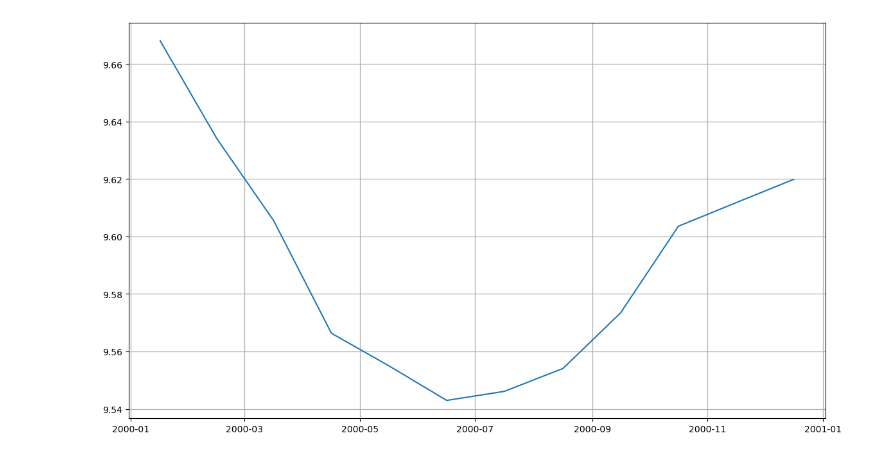
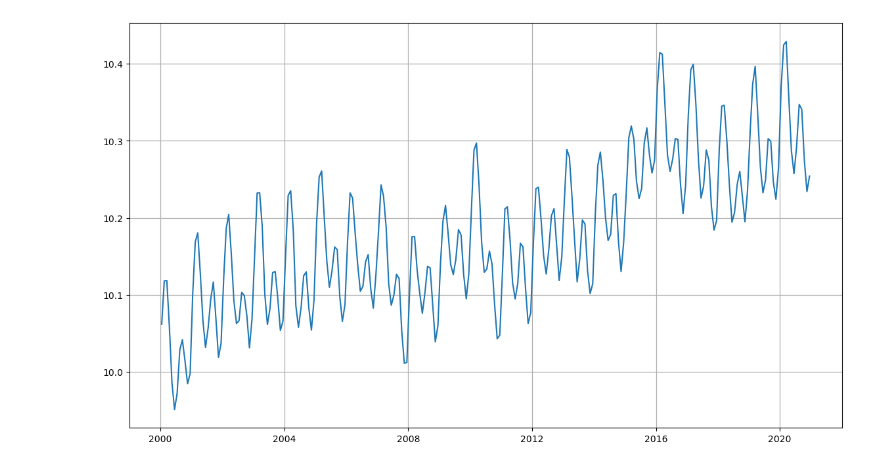
Before and after one commit to PedroVelez/ComparisonClimatologies, a Jupyter notebook: GLORYS_Lee.ipynb, the cells around one changed output. Cells and saved outputs as stored; diff of their text form; code cells hidden in the pictures.

```diff
--- a/GLORYS_Lee.ipynb
+++ b/GLORYS_Lee.ipynb
@@ -11,10 +11,10 @@ import cftime
 # Some defaults:
 plt.rcParams['figure.figsize'] = (12, 5)  # Default plot size
 # %%
-data_dir='/Users/pvb/Dropbox/Oceanografia/Data/Climatologias/cmems_mod_glo_phy_my_0.083_P1M-m/NC/'
+data_dir='/data/shareddata/Climatologias/cmems_mod_glo_phy_my_0.083_P1M-m/NC/'
 # %%
 files = []
-for iy in range(2000,2001):
+for iy in range(2000,2021):
     for im in range(1,13):
         files.append(data_dir+"mercatorglorys12v1_gl12_mean_%04d%02d.nc"%(iy,im))
 # %%
@@ -42,7 +42,7 @@ Data variables:
 # %%
 GL = data.drop_vars("mlotst").drop_vars("zos")
 GL = GL.drop_vars("sithick").drop_vars("siconc")
-GL = GL.drop_vars("usi").drop_vars("vsi")
+GL = GL.drop_vars("usi").drop_vars("vsi").drop_vars("uo").drop_vars("vo").drop_vars("bottomT")
 # %%
 GL
 # %% [output]
@@ -160,11 +103,10 @@ http://marine.copernicus.eu/documents/QUID/CMEMS-GLO-QUID-001-030.pdf
 # %%
 fig, ax = plt.subplots(1 , 1 , figsize = (14,8))
 ax.plot(GL.time,
-        GL.thetao.mean(dim='latitude').mean(dim='longitude').sel(depth=200,method="nearest"),
-        label = '200')
+        GL.thetao.mean(dim='latitude').mean(dim='longitude').sel(depth=slice(0,2000)).mean('depth'))
 ax.grid(linestyle='-', linewidth=.9);
 # %% [output]
-[figure, old version]
+[figure, new version]
 # %%
 EN.to_netcdf('./Data/GL_Global_Jan1950_Dic2023.nc')
 # %%
```
Also changed, not shown: parts of 2 cells of this notebook, 7 other files.
